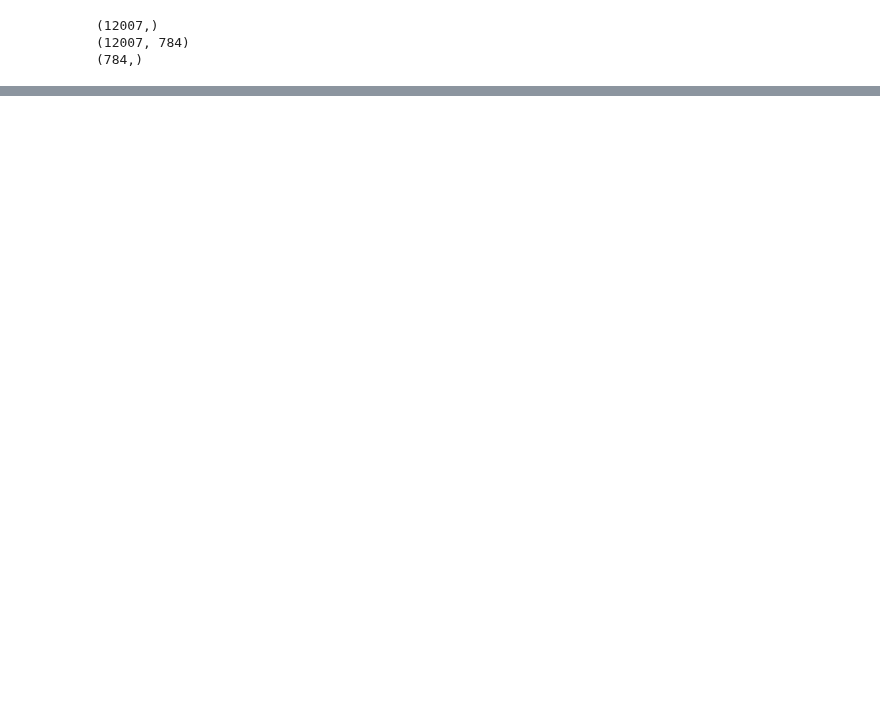
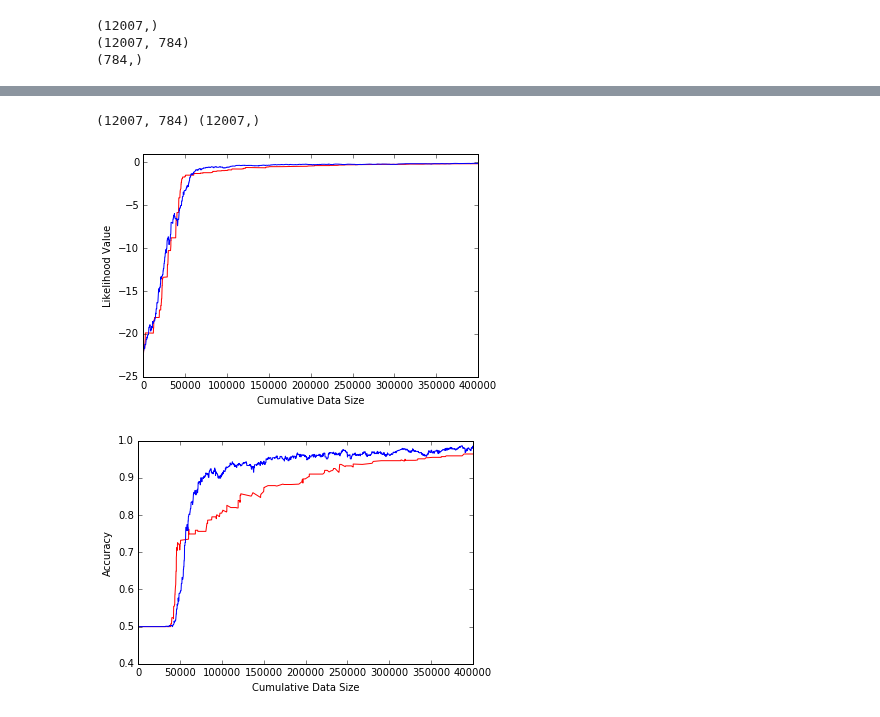
Before and after one commit to DanielTakeshi/New_MH_Test, a Jupyter notebook: iPython_stuff/LogisticRegression_CUTMH_RandomWalkProposer.ipynb, the cells around one changed output, grey strips where cells are left out. Drawn from its saved outputs; the diff is of its cells as text; code cells hidden in the pictures; blank space fills up the shorter version.

Commit message:
update LogisticRegression_CUTMH_RandomWalkProposer

```diff
--- a/iPython_stuff/LogisticRegression_CUTMH_RandomWalkProposer.ipynb
+++ b/iPython_stuff/LogisticRegression_CUTMH_RandomWalkProposer.ipynb
@@ -175,0 +236,18 @@ plt.show()
+# %%
+def randomPropose(beta, sig):
+    p = len(beta)
+    res = np.zeros(p)
+    res = beta + np.random.normal(0,sig, p)
+    return res
+
+def randomData(miniBatchSize, im, label):
+    n = label.shape[0]
+    id = np.random.choice(n, miniBatchSize)
+    img = im[id,:]
+    idx = label[id]
+    return (img, idx)
+mat = scipy.io.loadmat('ecdf.mat')
+x_l = mat['x_l'][0]
+x_corr = mat['x_corr'][0]
+ecdf_l = mat['ecdf_l'][0]
+ecdf_corr = mat['ecdf_corr'][0]
@@ -175,0 +308,4 @@ plt.show()
+# %%
+print TrainImg.shape, TrainLabel.shape
+# %% [output]
+(12007, 784) (12007,)
@@ -175,0 +353,28 @@ plt.show()
+# %%
+"""
+compare the result
+"""
+# plot the likelihood with respect to the cumulative data size
+plt.figure()
+plt.plot(cumulate_datasize_xl,cost_list_xl,'r')
+plt.hold(True)
+x_ax = np.ones(N) * miniBatchSize
+x_ax = np.cumsum(x_ax)
+plt.plot(x_ax, ll_full, 'b')
+plt.xlabel('Cumulative Data Size')
+plt.ylabel('Likelihood Value')
+plt.axis([-1,400000,-25,1])
+plt.show()
+
+# plot the accuracy with respect to the cumulative data size
+plt.figure()
+plt.plot(cumulate_datasize_xl, accuracy_xl, 'r')
+plt.hold(True)
+plt.plot(x_ax, acc_full, 'b')
+plt.xlabel('Cumulative Data Size')
+plt.ylabel('Accuracy')
+plt.axis([0, 400000 ,0.4, 1])
+plt.show()
+# %% [output]
+[figure, added]
+[figure, added]
```
Also changed, not shown: parts of 11 cells of this notebook.
